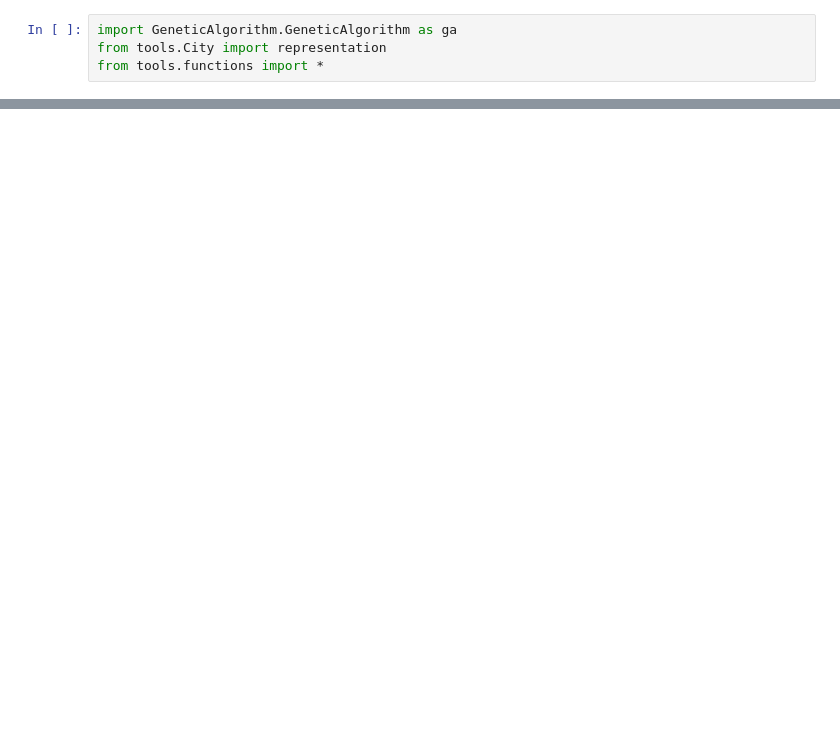
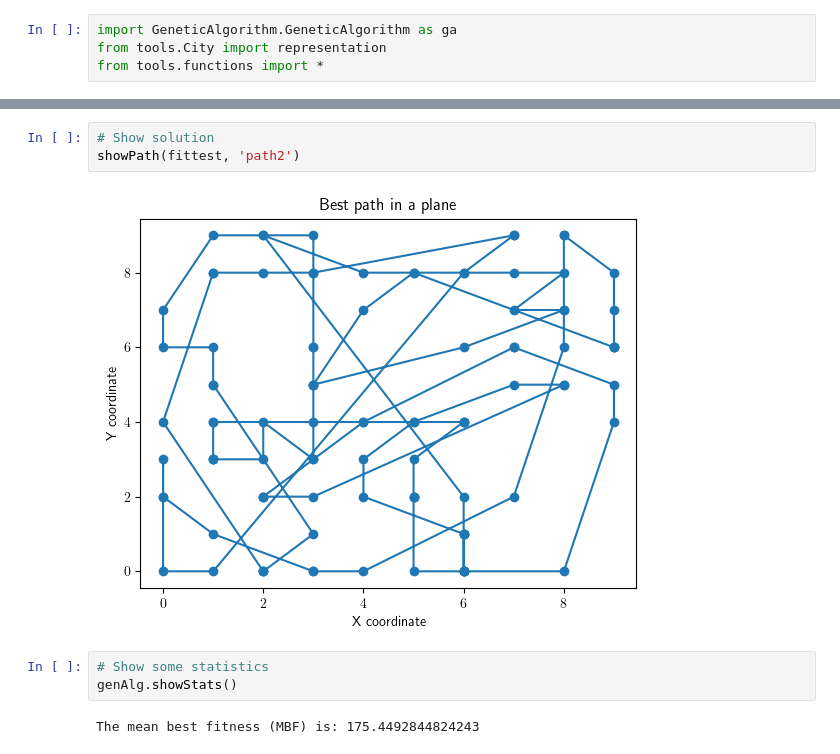
Before and after one commit to franciscopalmeromoya/TravellingSalesmanProblem, a Jupyter notebook: main.ipynb, the cells around one changed output, grey strips where cells are left out. Saved outputs shown, nothing was run; the diff lists cells and outputs as text; blank space fills up the shorter version.

```diff
--- a/main.ipynb
+++ b/main.ipynb
@@ -50,0 +68,10 @@ ga.pmx([(9, 2), (3, 6), (4, 8), (8, 3), (1, 8)], [(9, 2), (3, 6), (4, 8), (8, 3)
+# %%
+# Show solution
+showPath(fittest, 'path2')
+# %% [output]
+[figure, added]
+# %%
+# Show some statistics
+genAlg.showStats()
+# %% [output]
+The mean best fitness (MBF) is: 175.4492844824243
```
Also changed, not shown: parts of 12 cells of this notebook, 24 other files.
